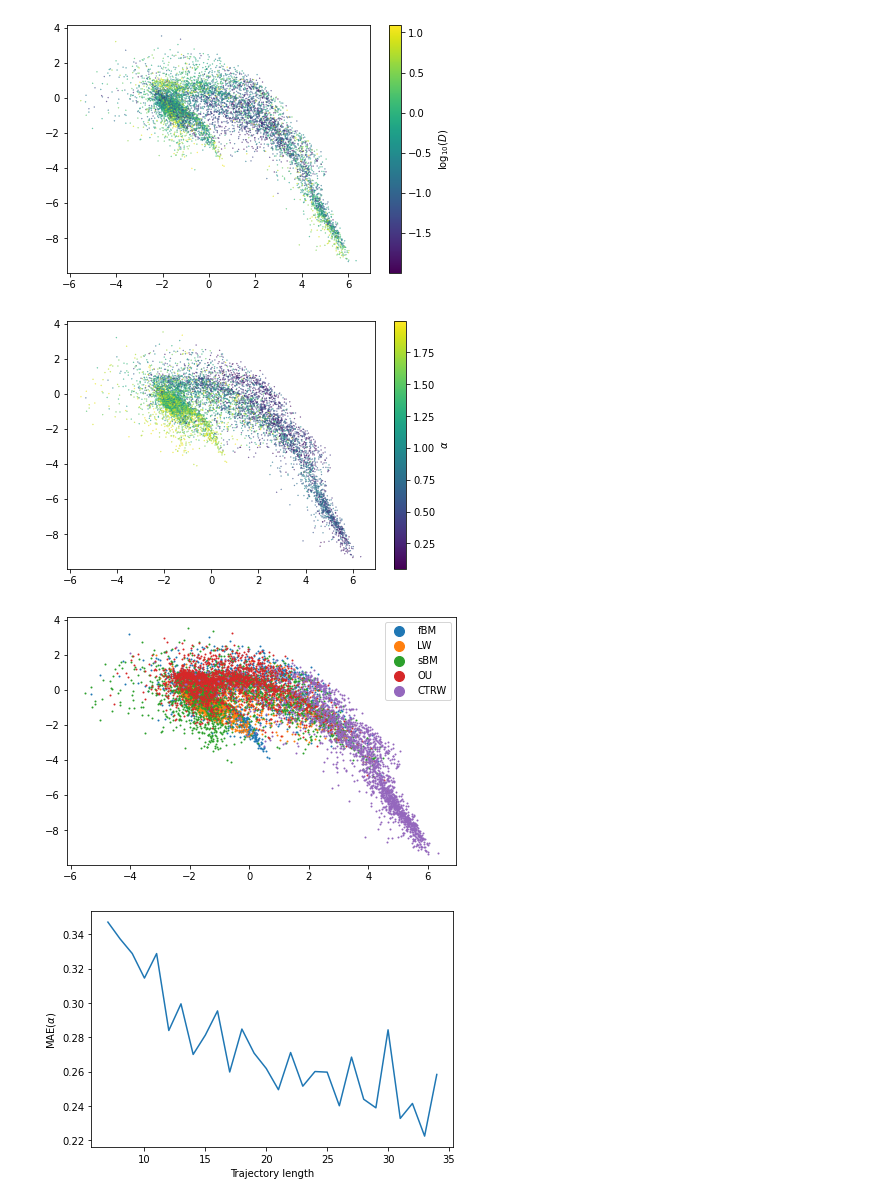
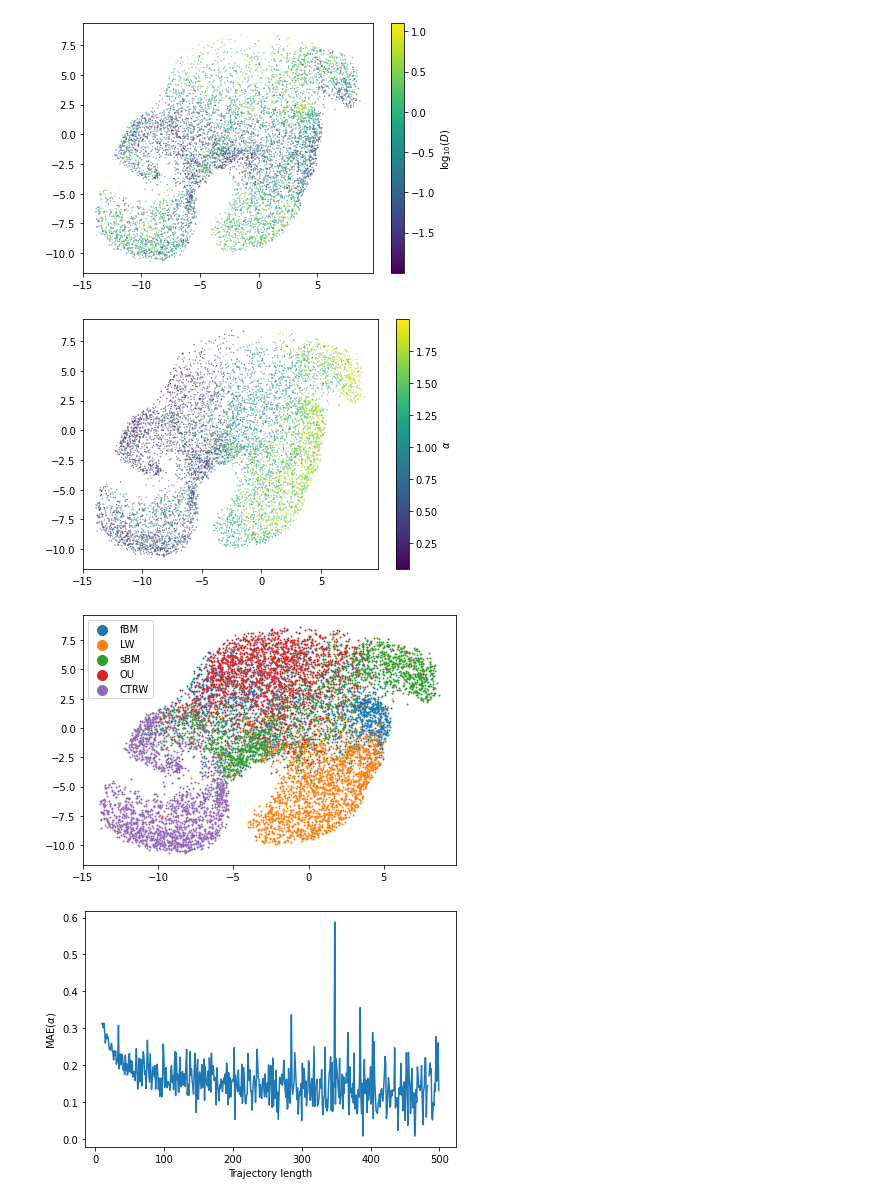
Before and after one commit to hippover/gratin, a Jupyter notebook: examples/Train.ipynb, the cells around one changed output. Saved outputs shown, nothing was run; the diff lists cells and outputs as text; code cells hidden in the pictures.

```diff
--- a/examples/Train.ipynb
+++ b/examples/Train.ipynb
@@ -10,3 +8,8 @@ export_path = "/Users/hverdier/models/demo"
+# %%
+if "jbmasson" in socket.gethostname():
+    export_path = "/home/hverdier/Gaia/hecat/hippo/models/andi_17may2022"
+else:
+    export_path = "/Users/hverdier/models/demo"
 # %%
 model, encoder = train_model(
     export_path= export_path,
@@ -21,5 +100,5 @@ WARNING:tensorflow:No training configuration found in save file, so the model wa
 # %%
-plot_demo(model,encoder,num_workers=4,time_delta=0.03)
+plot_demo(model,encoder,num_workers=4,time_delta=0.03,length_range=(10,500))
 # %% [output]
 stage is None, strange...
 Create TrajDataset, seed_offset = 100000
@@ -38,8 +116,8 @@ alpha_test_MeanAbsoluteError     0.2930472791194916
 Create TrajDataset, seed_offset = 200000
-[figure, old version]
+[figure, new version]
-[figure, old version]
+[figure, new version]
-[figure, old version]
+[figure, new version]
-[figure, old version]
+[figure, new version]
 # %%
 import numpy as np
 D = 1. #um^2/s
```
Also changed, not shown: parts of 8 cells of this notebook, 3 other files.
